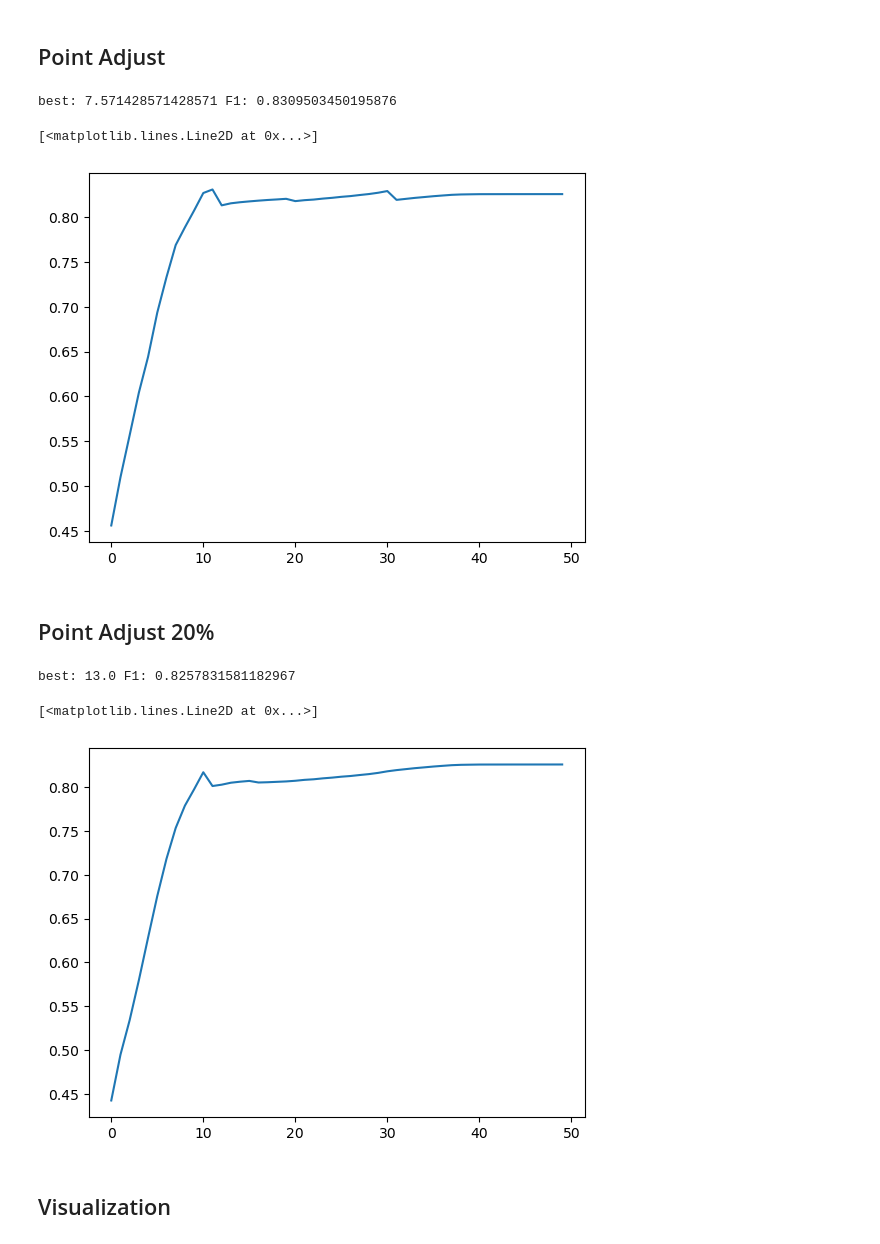
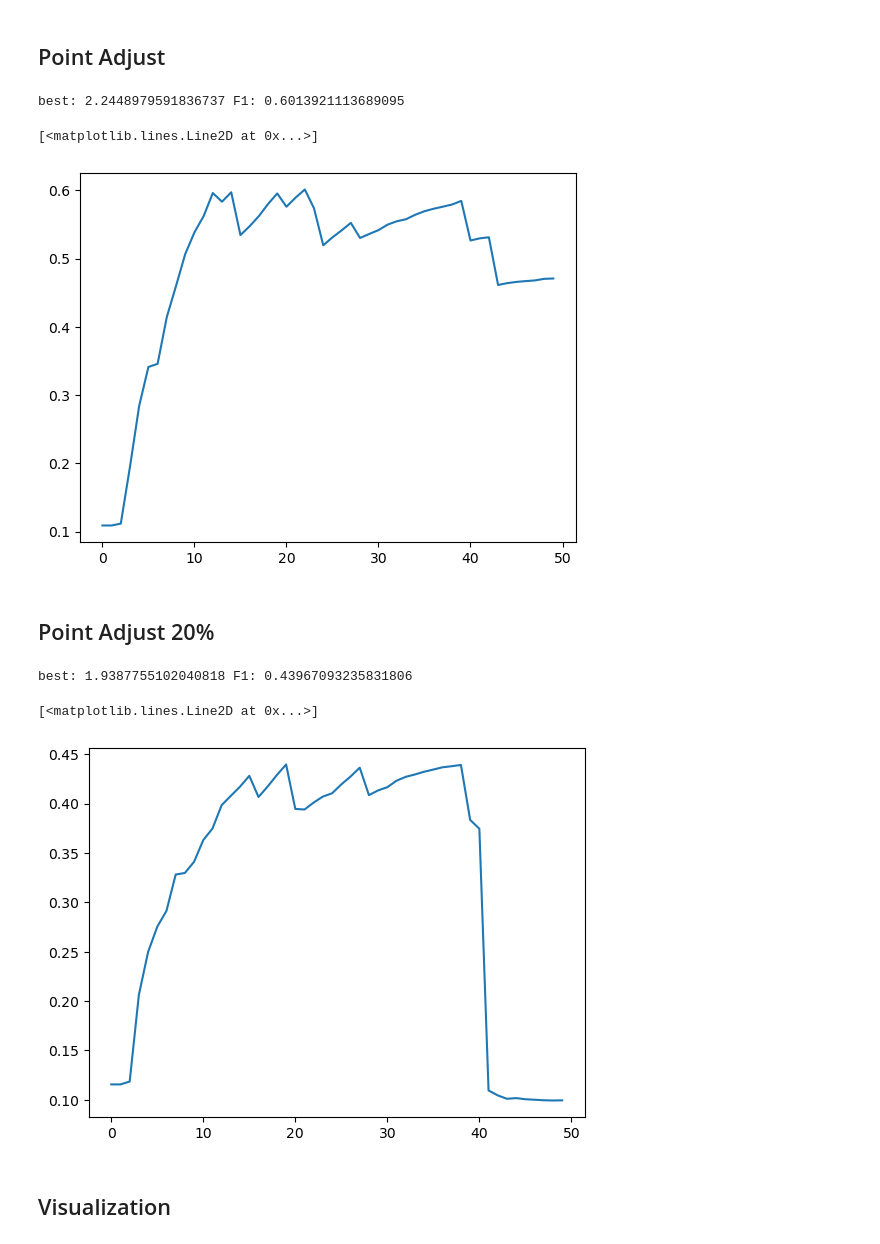
Before and after one commit to Alpa66/Anomaly-Detection, a Jupyter notebook: USAD_Baseline/Wadi_swat.ipynb, the cells around one changed output. Drawn from its saved outputs; the diff is of its cells as text; code cells hidden in the pictures.

```diff
--- a/USAD_Baseline/Wadi_swat.ipynb
+++ b/USAD_Baseline/Wadi_swat.ipynb
@@ -250,7 +257,7 @@ def testing(test_loader, alpha=.5, beta=.5):
     return results
 # %%
 labels = labels.values
-labels = [0 if (lab == 'Normal') else 1 for lab in labels]
+labels = [0 if (lab == 1) else 1 for lab in labels]
 # %%
 windows_labels=[]
 for i in range(len(labels)-window_size):
@@ -288,10 +295,10 @@ array([5.8593016], dtype=float32)
 # %%
 ff = 0
 f_history = []
-initial_y = 9
+initial_y = 0
 best = -1
-for inc in np.linspace(0, 7, 50):
-    y_pred_int = [1 if (yy > initial_y + inc) else 0 for yy in y_pred]
+for inc in np.linspace(0, 3, 35):
+    y_pred_int = (y_pred > (initial_y + inc)).astype(int)
     conf_matrix = confusion_matrix(y_test, y_pred_int)
     TP = conf_matrix[1, 1]
     TN = conf_matrix[0, 0]
@@ -304,7 +311,7 @@ for inc in np.linspace(0, 7, 50):
     recall = recall_score(y_test, y_pred_int)
     if F1 > ff:
         ff = F1
-        best = inc
-print(f'best: {best + initial_y} F1: {ff}')
+        best = inc + initial_y
+print(f'best: {best} F1: {ff}')
 plt.plot(f_history)
 # %% [output]
@@ -313,0 +329,10 @@ best: 13.0 F1: 0.7703548828363936
+# %%
+y_pred_int = np.array((y_pred > (initial_y + best)).astype(int))
+latency_times = []
+for index, (i, j) in enumerate(anomaly_segments):
+    current_arr = y_pred_int[i: j]
+    first_detection = np.where(current_arr == 1)[0]
+    print(f'First detection of aomaly_segment number {index} is: {first_detection}')
+    if first_detection.shape[0] > 0:
+        latency_times.append(first_detection[0])
+print(np.mean(latency_times))
@@ -314,7 +357,7 @@ best: 13.0 F1: 0.7703548828363936
 # %% [markdown]
 # Try adjust point
 # %%
-labels = labels[12:]
+labels = labels[window_size:]
 started = False
 anomaly_segments = []
 for i in range(len(labels)):
@@ -329,43 +372,43 @@ for i in range(len(labels)):
 # %%
 ff = 0
 f_history = []
-initial_y = 6
+initial_y = 0
 best = -1
-for inc in np.linspace(0, 7, 50):
-    y_pred_int = [1 if (yy > initial_y + inc) else 0 for yy in y_pred]
+for inc in np.linspace(0, 5, 50):
+    y_pred_int = (y_pred > initial_y + inc).astype(int)
     for i, j in anomaly_segments:
         if np.sum(y_pred_int[i: j]) > 0:
             y_pred_int[i:j + 1] = [1 for _ in range(j - i + 1)]
-    conf_matrix = confusion_matrix(y_test, y_pred_int)
+    conf_matrix = confusion_matrix(labels, y_pred_int)
     TP = conf_matrix[1, 1]
     TN = conf_matrix[0, 0]
     FP = conf_matrix[0, 1]
     FN = conf_matrix[1, 0]
-    F1 = f1_score(y_test, y_pred_int)
+    F1 = f1_score(labels, y_pred_int)
     f_history.append(F1)
 
-    precision = precision_score(y_test, y_pred_int)
-    recall = recall_score(y_test, y_pred_int)
+    precision = precision_score(labels, y_pred_int)
+    recall = recall_score(labels, y_pred_int)
     if F1 > ff:
         ff = F1
-        best = inc
-print(f'best: {best + initial_y} F1: {ff}')
+        best = inc + initial_y
+print(f'best: {best} F1: {ff}')
 plt.plot(f_history)
 # %% [output]
-best: 7.571428571428571 F1: 0.8309503450195876
+best: 2.2448979591836737 F1: 0.6013921113689095
 [<matplotlib.lines.Line2D at 0x...>]
-[figure, old version]
+[figure, new version]
 # %% [markdown]
 ## Point Adjust 20%
 # %%
 ff = 0
 f_history = []
-initial_y = 6
+initial_y = 0
 best = -1
-for inc in np.linspace(0, 7, 50):
+for inc in np.linspace(0, 5, 50):
     y_pred_int = [1 if (yy > initial_y + inc) else 0 for yy in y_pred]
     for i, j in anomaly_segments:
-        if np.sum(y_pred_int[i: j]) / (j - i) > 0.3:
+        if np.sum(y_pred_int[i: j]) / (j - i) > 0.2:
             y_pred_int[i:j + 1] = [1 for _ in range(j - i + 1)]
     conf_matrix = confusion_matrix(y_test, y_pred_int)
     TP = conf_matrix[1, 1]
@@ -379,13 +422,13 @@ for inc in np.linspace(0, 7, 50):
     recall = recall_score(y_test, y_pred_int)
     if F1 > ff:
         ff = F1
-        best = inc
-print(f'best: {best + initial_y} F1: {ff}')
+        best = inc + initial_y
+print(f'best: {best} F1: {ff}')
 plt.plot(f_history)
 # %% [output]
-best: 13.0 F1: 0.8257831581182967
+best: 1.9387755102040818 F1: 0.43967093235831806
 [<matplotlib.lines.Line2D at 0x...>]
-[figure, old version]
+[figure, new version]
 # %% [markdown]
 ## Visualization
 # %%
```
Also changed, not shown: parts of 30 cells of this notebook, 12 other files.
